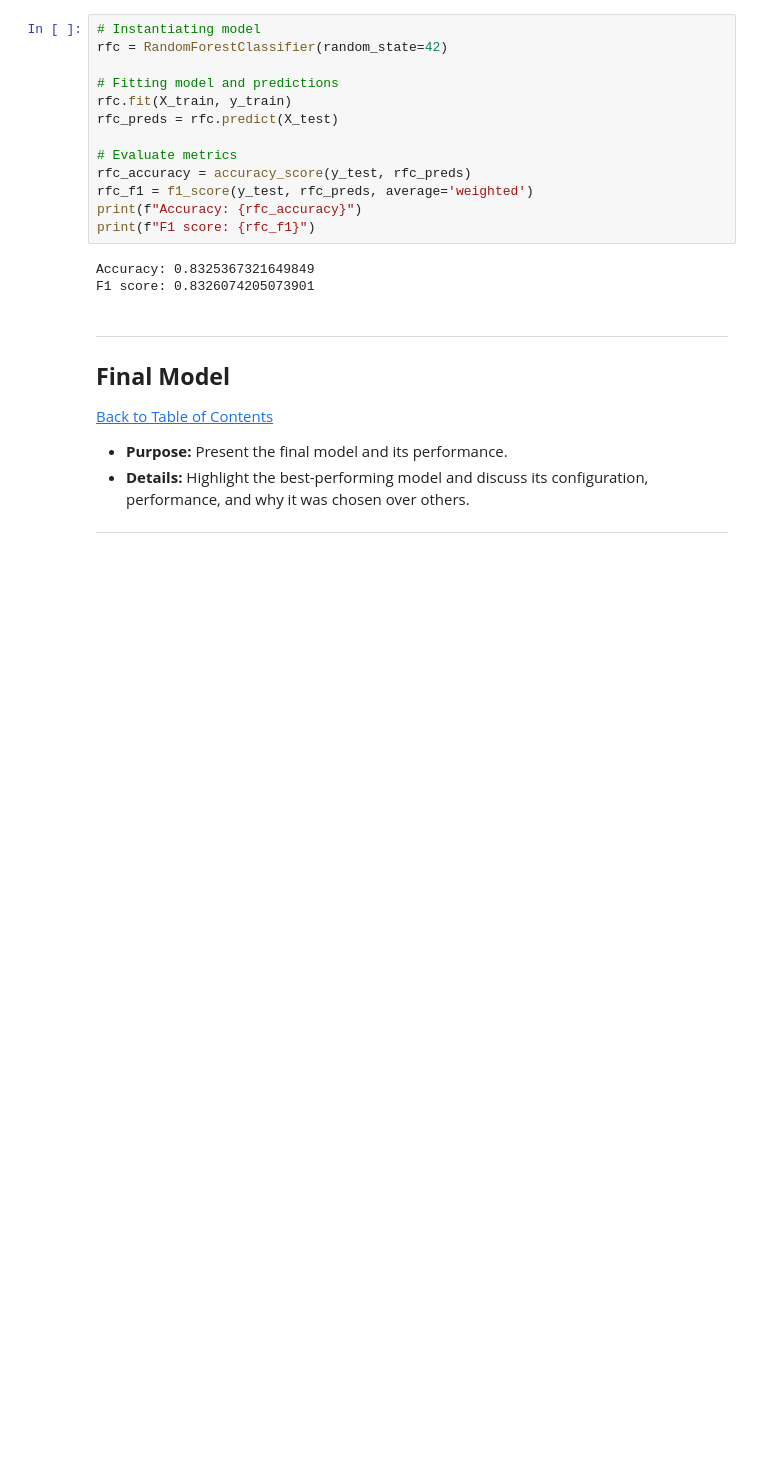
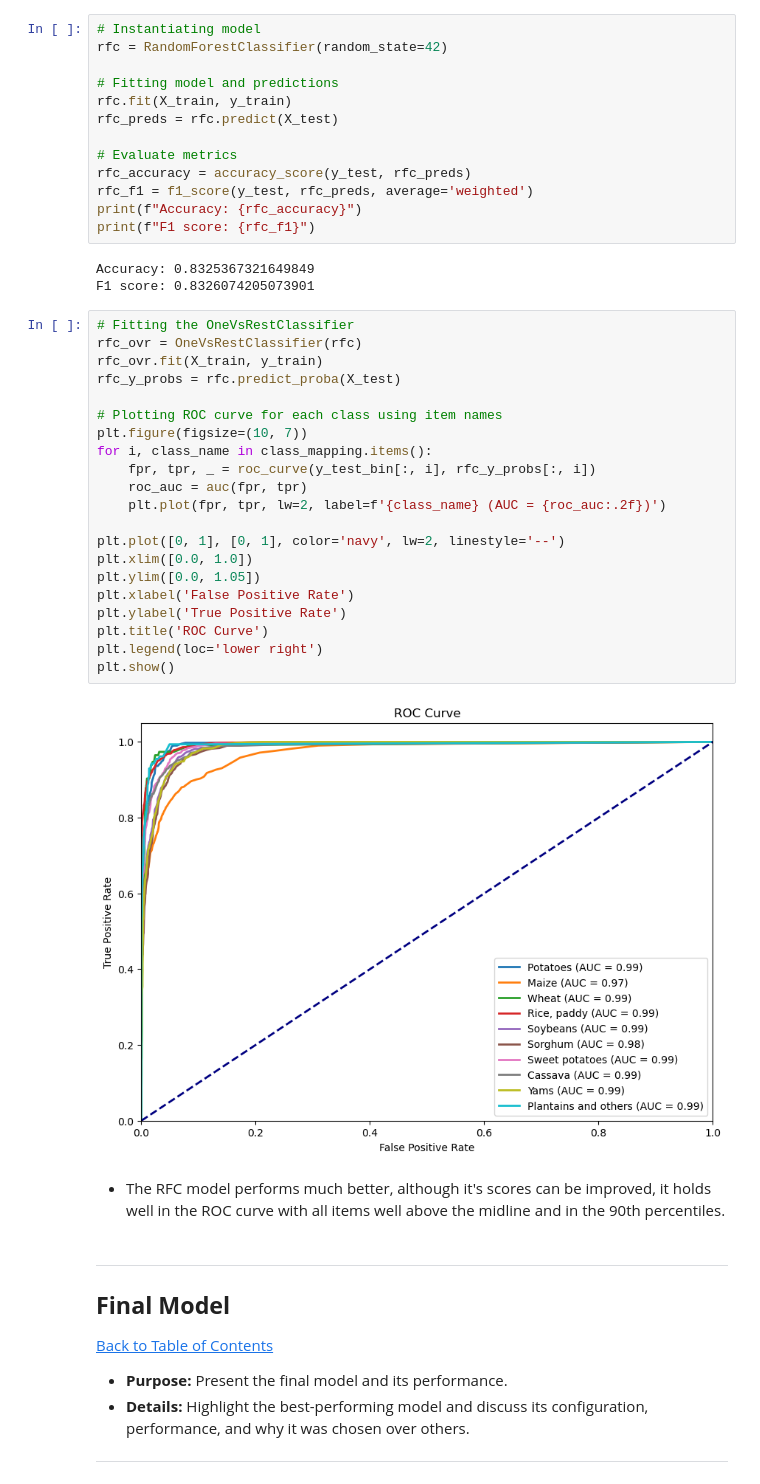
Before and after one commit to KGEbrahim/Workplace-project, a Jupyter notebook: QCTO---Workplace-Module-Notebook-Template-4571.ipynb, the cells around one changed output. Saved outputs shown, nothing was run; the diff lists cells and outputs as text; blank space fills up the shorter version.

```diff
--- a/QCTO---Workplace-Module-Notebook-Template-4571.ipynb
+++ b/QCTO---Workplace-Module-Notebook-Template-4571.ipynb
@@ -667,6 +713,31 @@ print(f"F1 score: {rfc_f1}")
 # %% [output]
 Accuracy: 0.8325367321649849
 F1 score: 0.8326074205073901
+# %%
+# Fitting the OneVsRestClassifier
+rfc_ovr = OneVsRestClassifier(rfc)
+rfc_ovr.fit(X_train, y_train)
+rfc_y_probs = rfc.predict_proba(X_test)
+
+# Plotting ROC curve for each class using item names
+plt.figure(figsize=(10, 7))
+for i, class_name in class_mapping.items():
+    fpr, tpr, _ = roc_curve(y_test_bin[:, i], rfc_y_probs[:, i])
+    roc_auc = auc(fpr, tpr)
+    plt.plot(fpr, tpr, lw=2, label=f'{class_name} (AUC = {roc_auc:.2f})')
+
+plt.plot([0, 1], [0, 1], color='navy', lw=2, linestyle='--')
+plt.xlim([0.0, 1.0])
+plt.ylim([0.0, 1.05])
+plt.xlabel('False Positive Rate')
+plt.ylabel('True Positive Rate')
+plt.title('ROC Curve')
+plt.legend(loc='lower right')
+plt.show()
+# %% [output]
+[figure, added]
+# %% [markdown]
+- The RFC model performs much better, although it's scores can be improved, it holds well in the ROC curve with all items well above the midline and in the 90th percentiles.
 # %% [markdown]
 ---
 <a href=#eight></a>
```
Also changed, not shown: parts of 10 cells of this notebook.
